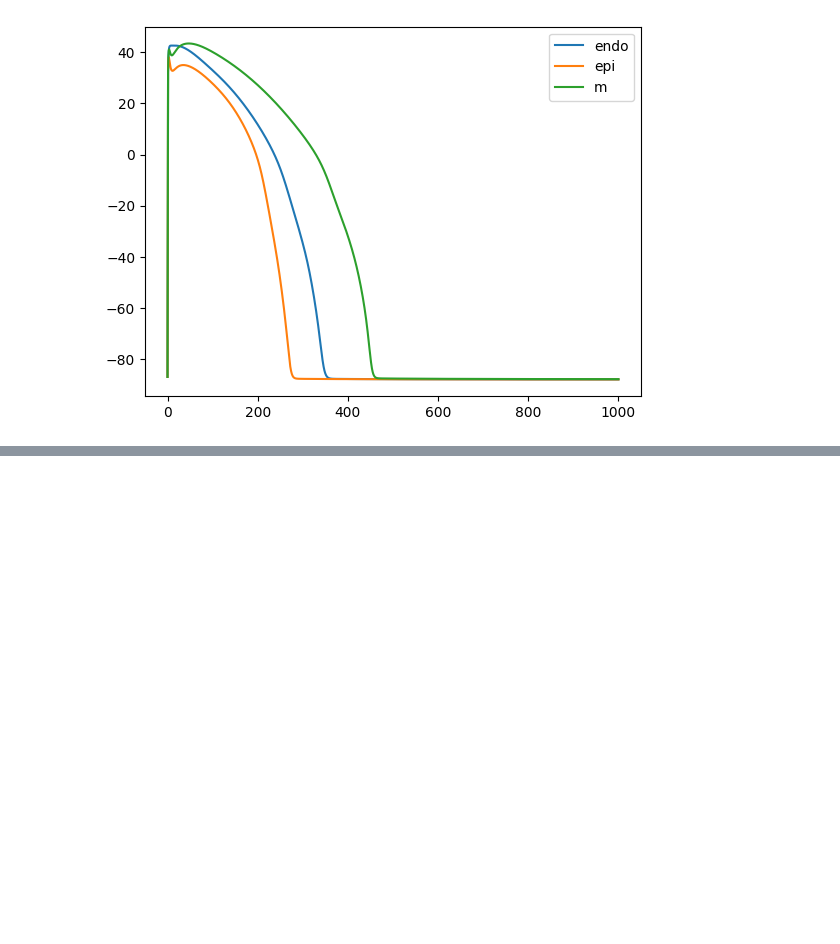
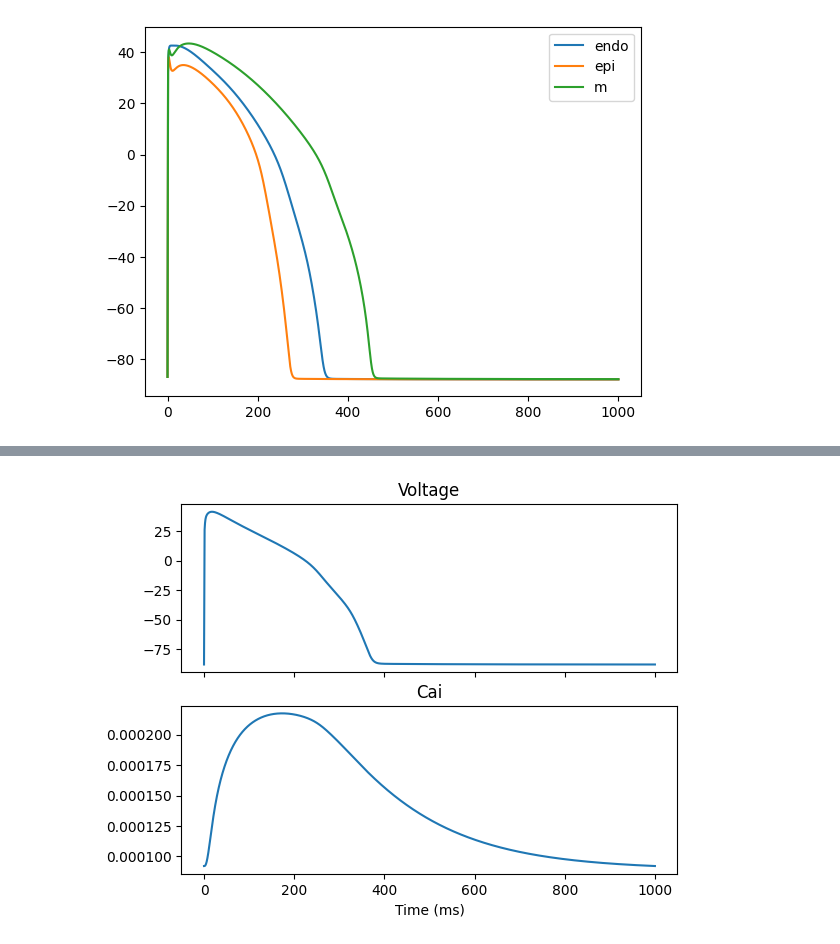
Before and after one commit to abraaum/master_project, a Jupyter notebook: Python/testing.ipynb, the cells around one changed output, grey strips where cells are left out. Saved outputs shown, nothing was run; the diff lists cells and outputs as text; code cells hidden in the pictures; blank space fills up the shorter version.

```diff
--- a/Python/testing.ipynb
+++ b/Python/testing.ipynb
@@ -40,0 +126,23 @@ plt.show()
+# %%
+
+# Extract the membrane potential
+V_idx = model_coup.state_indices('v')
+V = y.T[V_idx]
+Cai_idx = model_coup.state_indices('cai')
+Cai = y.T[Cai_idx]
+
+# Extract monitored values
+#monitor = np.array([model.monitor(r, t, parameters) for
+#                    r, t in zip(y, tsteps)])
+#i_Kr_idx = model.monitor_indices('i_Kr')
+#i_Kr = monitor.T[i_Kr_idx]
+# %%
+fig, ax = plt.subplots(2, 1, sharex=True)
+ax[0].plot(tsteps, V)
+ax[0].set_title('Voltage')
+ax[1].plot(tsteps, Cai)
+ax[1].set_title('Cai')
+ax[1].set_xlabel('Time (ms)')
+plt.show()
+# %% [output]
+[figure, added]
```
Also changed, not shown: parts of 40 cells of this notebook, 46 other files.
